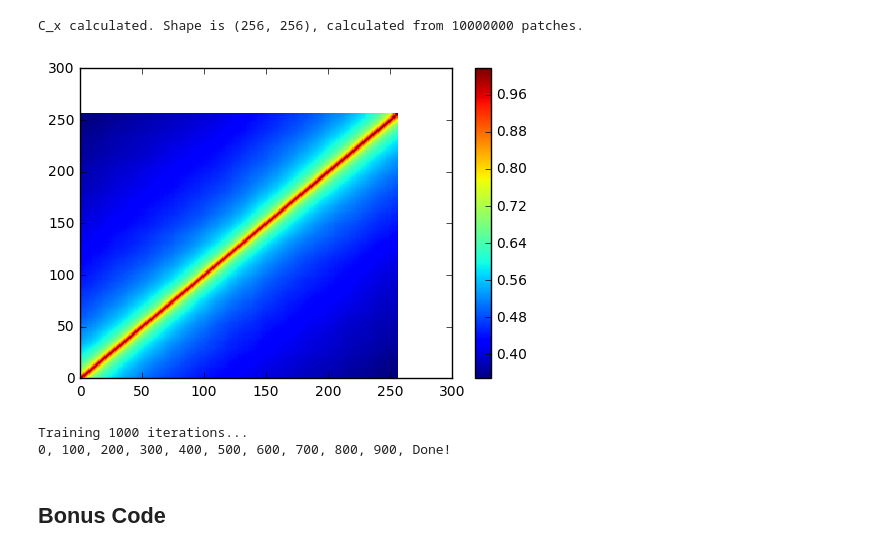
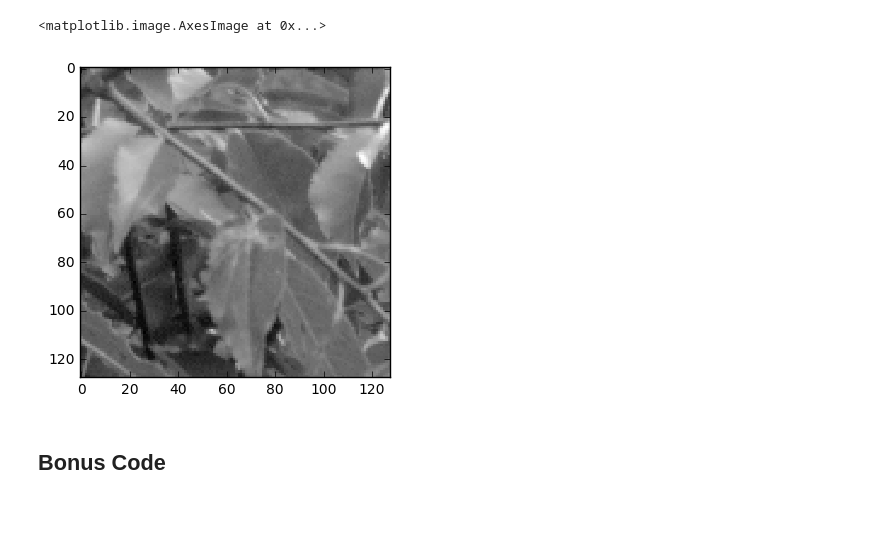
Before and after one commit to vdutell/karklinsimoncelli2011, a Jupyter notebook: Reimplementing Model - Karklin & Simoncelli 2011 .ipynb, the cells around one changed output. Cells and saved outputs as stored; diff of their text form; code cells hidden in the pictures; blank space fills up the shorter version.

```diff
--- a/Reimplementing Model - Karklin & Simoncelli 2011 .ipynb
+++ b/Reimplementing Model - Karklin & Simoncelli 2011 .ipynb
@@ -68,3 +119,9 @@ Images Loaded. Carry On!
+# %%
+np.shape(test)
+plt.imshow(test[:,:,1000],cmap='gray', interpolation='None')
+# %% [output]
+<matplotlib.image.AxesImage at 0x...>
+[figure, added]
 # %%
 #covariance parameters
 
@@ -75,23 +132,21 @@ except NameError:
     print("Couldn't find C_x matrix. Calculating now....")
     xr = vhims.images[0:npatchestotal,:,:].reshape(-1,patchsize**2).T.astype('float32')
     cx = np.cov(xr)
+    cxnorm = cx-np.mean(cx) # a normalized version
 print("C_x calculated. Shape is {}, calculated from {} patches.".format(np.shape(cx),npatchestotal))
 
 #cx = np.cov(xr)
 #cx = np.dot(xr,xr.T)/nimagestest - np.dot(np.mean(xr,axis=1,keepdims=True).T,np.mean(xr,axis=1,keepdims=True))
-#cx = np.eye(patchsize**2)
+cxnorm= np.eye(patchsize**2)
 #print(cx)
 #print(np.linalg.det(cx))
-plt.pcolormesh(np.linalg.inv(cx))
-plt.pcolormesh(cx)
+#plt.pcolormesh(np.linalg.inv(cx))
+plt.pcolormesh(cxnorm)
 plt.colorbar()
 
 #noise covariances
 cnx = np.eye(patchsize**2) * noisexsigma**2
 cnr = np.eye(nneurons) * noisersigma**2
-# %% [output]
-C_x calculated. Shape is (256, 256), calculated from 10000000 patches.
-[figure, removed]
 # %%
 #input image
 x = tf.placeholder(tf.float32, shape=(patchsize**2,batchsize),name='input_image')
@@ -101,7 +156,7 @@ nx = tf.placeholder(tf.float32, shape=(patchsize**2,batchsize),name='input_noise
 nr = tf.placeholder(tf.float32, shape=(nneurons,batchsize),name='response_noise')
 
 #covariances
-cxt = tf.constant(cx,dtype=tf.float32)#+0.01
+cxt = tf.constant(cxnorm,dtype=tf.float32)#+0.01
 cnxt = tf.constant(cnx,dtype=tf.float32)#+0.01
 cnrt = tf.constant(cnr,dtype=tf.float32)#+0.01
 
@@ -110,7 +165,7 @@ w = tf.Variable(tf.random_normal(shape=(patchsize**2,nneurons),dtype=tf.float32,
 
 #relu params - both positive
 actslope = tf.Variable(np.abs(tf.random_normal([nneurons,1],stddev=1,dtype=tf.float32)),dtype=tf.float32,name='relu_slope')
-actoffset = tf.Variable(np.abs(tf.random_normal([nneurons,1],stddev=1,dtype=tf.float32))+0.1,dtype=tf.float32,name='relu_offset')
+actoffset = tf.Variable(np.abs(tf.random_normal([nneurons,1],stddev=1,dtype=tf.float32)),dtype=tf.float32,name='relu_offset')
 
 #activation function
 def af(slope,offset,y):
@@ -219,9 +274,6 @@ with tf.Session() as sess:
     weights = sess.run(w, feed_dict={x:image, nx: noise_input, nr:noise_response})
     detz = sess.run(g, feed_dict={x:image, nx: noise_input, nr:noise_response})
     print('Done!')
-# %% [output]
-Training 1000 iterations...
-0, 100, 200, 300, 400, 500, 600, 700, 800, 900, Done!
 # %%
 plt.figure(figsize=(6,10))
 plt.subplot(2,2,1,title='Information')
```
Also changed, not shown: parts of 8 cells of this notebook, 11 other files.
